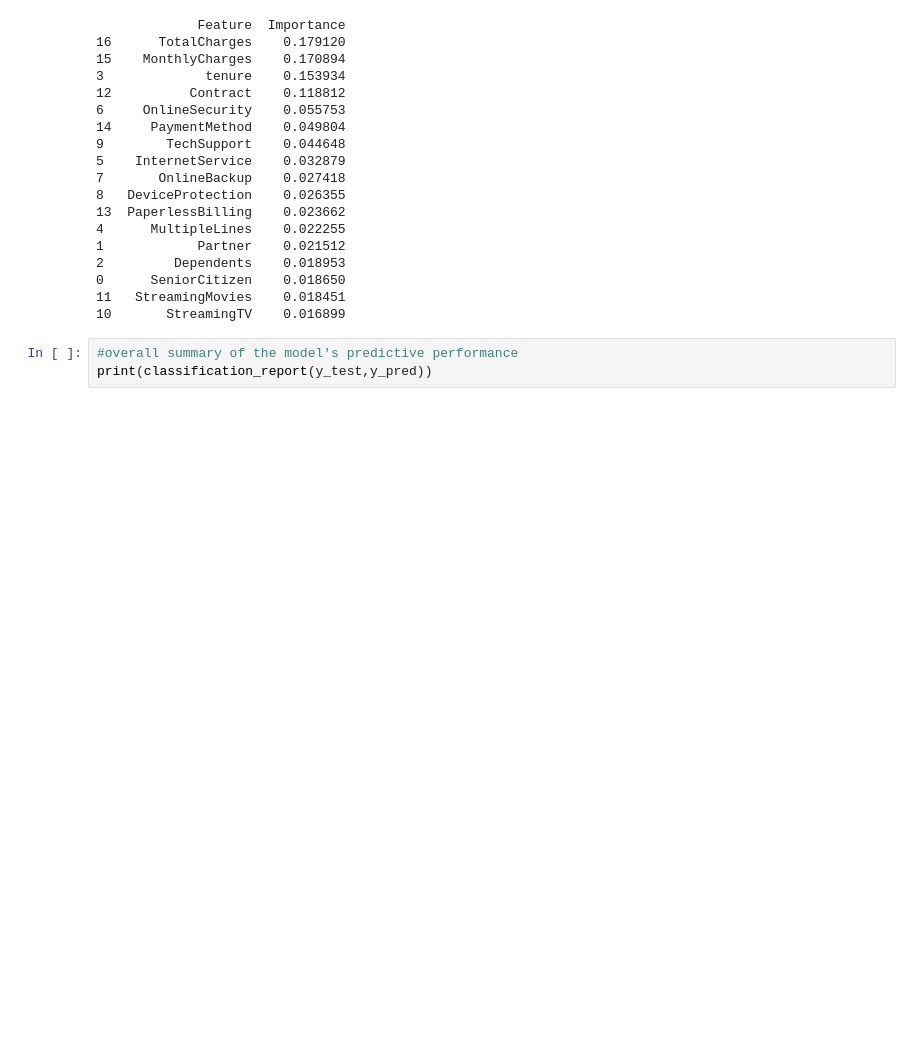
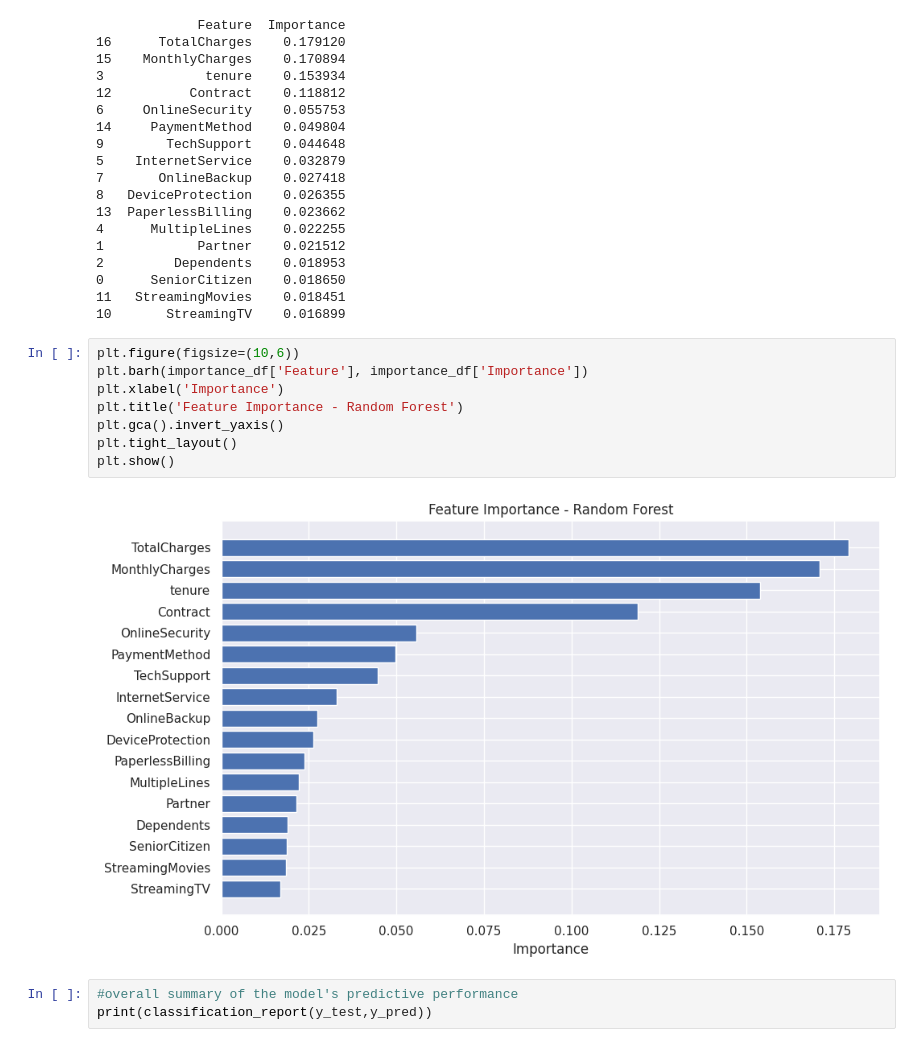
Before and after one commit to samarthboraste/customer-churn-prediction, a Jupyter notebook: Customer_Churn_Random_forest.ipynb, the cells around one changed output. Saved outputs shown, nothing was run; the diff lists cells and outputs as text; blank space fills up the shorter version.

```diff
--- a/Customer_Churn_Random_forest.ipynb
+++ b/Customer_Churn_Random_forest.ipynb
@@ -795,6 +824,16 @@ print(importance_df)
 0      SeniorCitizen    0.018650
 11   StreamingMovies    0.018451
 10       StreamingTV    0.016899
+# %%
+plt.figure(figsize=(10,6))
+plt.barh(importance_df['Feature'], importance_df['Importance'])
+plt.xlabel('Importance')
+plt.title('Feature Importance - Random Forest')
+plt.gca().invert_yaxis()
+plt.tight_layout()
+plt.show()
+# %% [output]
+[figure, added]
 # %%
 #overall summary of the model's predictive performance
 print(classification_report(y_test,y_pred))
```
Also changed, not shown: parts of 5 cells of this notebook.
